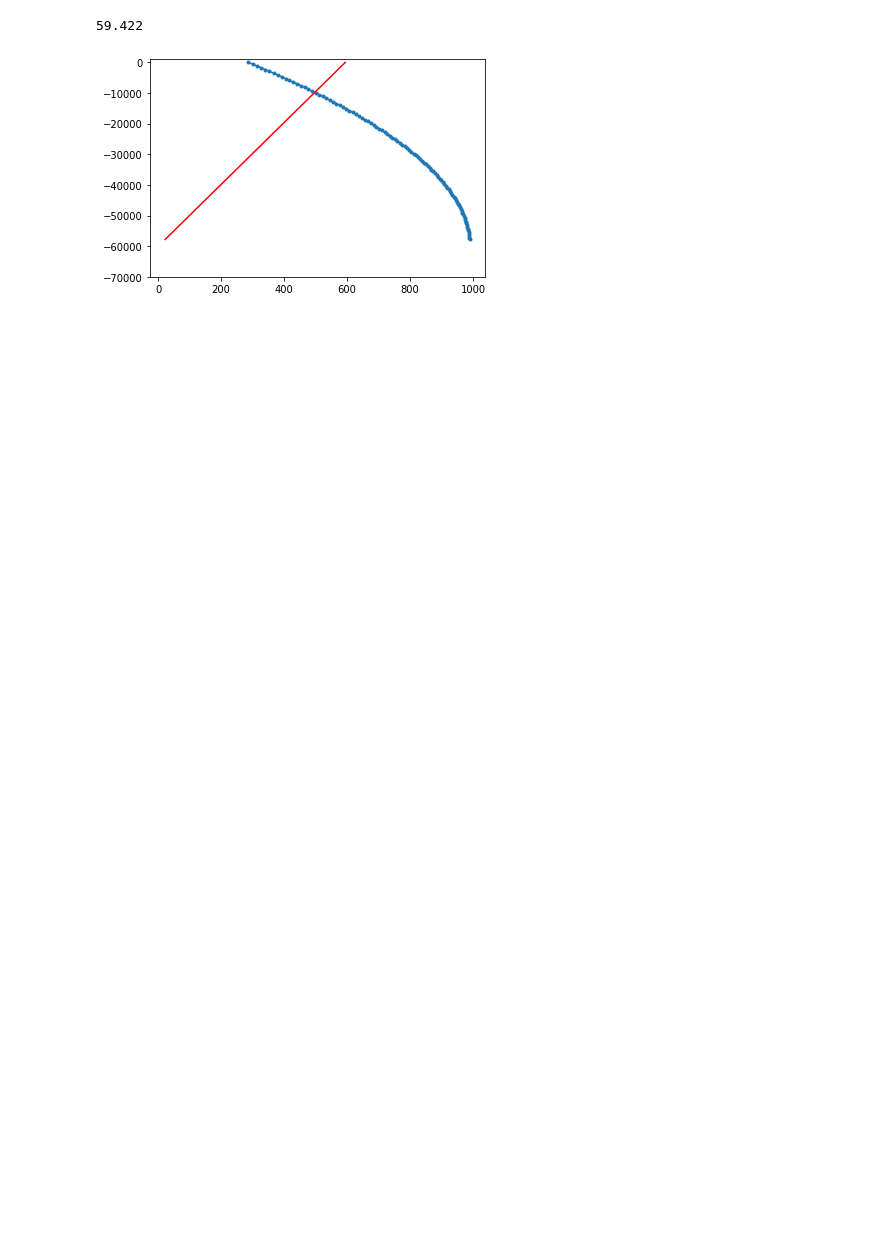
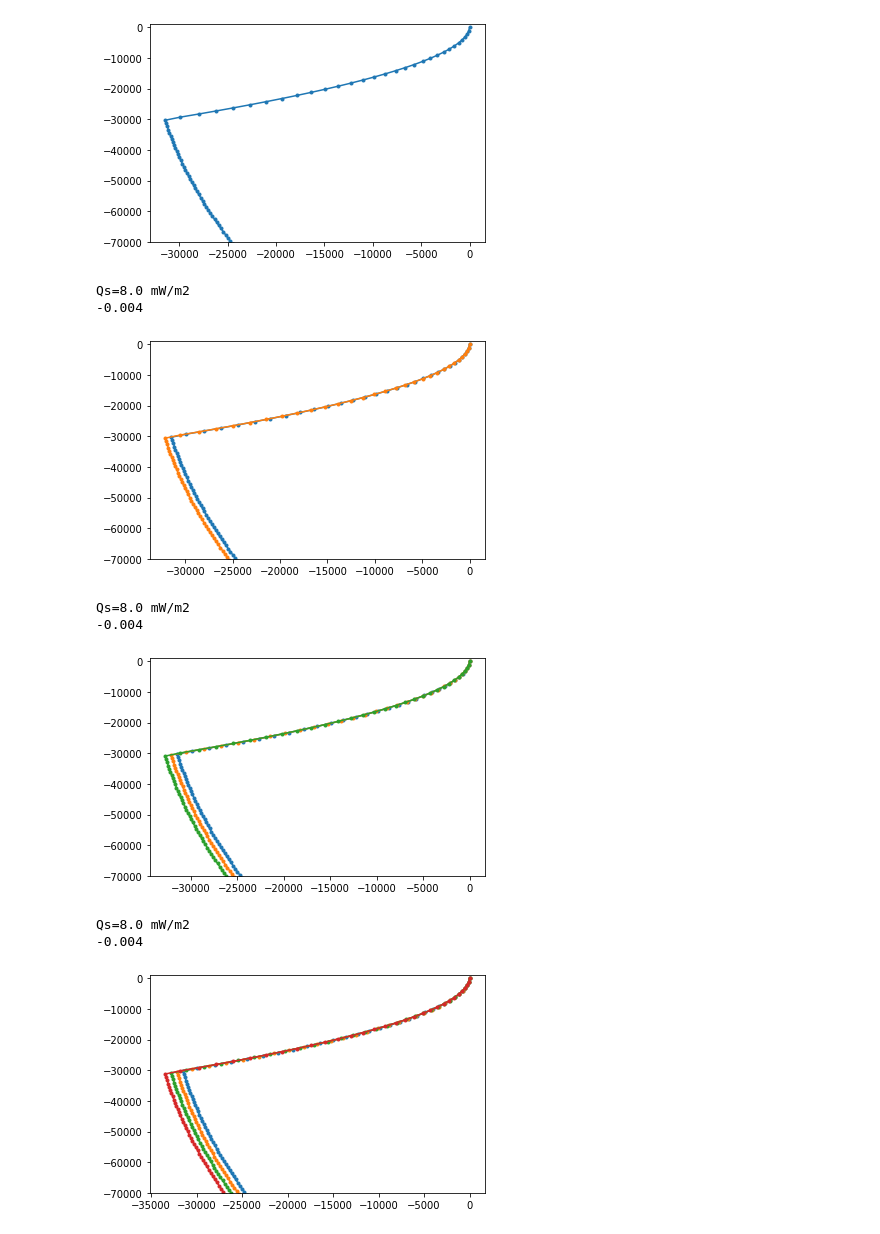
Before and after one commit to mitchellmcm27/tcg-ec, a Jupyter notebook: systems/ec/notebooks/geotherm.ipynb, the cells around one changed output. Drawn from its saved outputs; the diff is of its cells as text; code cells hidden in the pictures; blank space fills up the shorter version.

```diff
--- a/systems/ec/notebooks/geotherm.ipynb
+++ b/systems/ec/notebooks/geotherm.ipynb
@@ -1,54 +1,66 @@
 # %%
 from matplotlib.animation import FuncAnimation
 import numpy as np
 from matplotlib import pyplot as plt
 import sympy as sp
 from IPython.display import display, clear_output
 
 fig = plt.figure(facecolor="#ffffff")
 ax = fig.add_subplot(1, 1, 1)
 
-moho0 = 38.8e3
+moho0 = -30.e3
 
-TM = 1573. # K - mantle potential
-TS = 273.
-QM = 18.0e-3 # mW/m2 - heatflow into the base of the lithosphere
-QS = 60.e-3 #
-AM = 0.02e-6 # uW/m3 - mantle lith
-AC = 1.0e-6 # uW/m3 - crust
-KM = 2.51 # W/m/K
-KC = 2.51 # W/m/K
+Tm = 1300. # C - mantle potential
+Ts = 0.
+
+Qm = 10.0e-3 # W/m2 - heatflow into the base of the lithosphere
+Ac = 2.0e-6 # W/m3 - crust
+Am = 0.02e-6
+
+k = 2.5 # W/m/K
+
+L0 = -100.e3
 
 # T = Tt + (Qt/k)*z - (A/2k)*z*z
 
 for i in range(20):
-    z1 = moho0 + i*1e3
     z0 = 0.
-    Z = np.linspace(z0,z1,100) # km
-    dz = (z1-z0)/100. # negative since we are going bottom to top
+    zm = moho0 - moho0/L0*i*1e3
+    zL = L0 - i*1e3
+    Z = np.linspace(z0,zL,100) # km
+    Q = np.zeros(Z.shape)
     T = np.zeros(Z.shape)
-    Q = np.zeros(Z.shape)
 
-    for j in (range(len(Z))):
-        tt = TS if j==0 else T[j-1]
-        qt = QS if j==0 else Q[j-1]
-        z = Z[j]
-        a = AM if z > z1 else AC
-        k = KM if z > z1 else KC
-        Tb = tt + qt/k*(dz) - (a/2/k)*dz*dz
-        Qb = qt - a*dz
-        T[j] = Tb
-        Q[j] = Qb
+    for j,z in enumerate(Z):
 
-    print(Q[0]*1e3)
+        beta = Ts if j==0 else T[j-1]
 
-    ax.cla()
-    ax.plot(T,-Z,'.-')
+        alpha = A*(z-zL)/k - Qm/k
+
+        A = Ac if z>zm else Am
+
+        dTdz = -A/k*z + alpha
+        Q[j] = -k*dTdz
+        T[j] = -A/2/k*z**2 + alpha*z + beta
+
+
+    ax.plot(T,Z,'.-')
     ax.set_ylim([-70.e3,1.e3])
+    #ax.set_ylim([-70.e3,1.e3])
     #ax.set_xlim([273, 1600])
     display(fig)
-    clear_output(wait = True)
-    plt.pause(0.1)
+
+
+    print("Qs={:.1f} mW/m2".format(Q[0]*1e3))
+    print(alpha)
 # %% [output]
+[figure, new version]
-59.422
+Qs=8.0 mW/m2
+-0.004
-[figure, old version]
+[figure, added]
+Qs=8.0 mW/m2
+-0.004
+[figure, added]
+Qs=8.0 mW/m2
+-0.004
+[figure, added]
```
Also changed, not shown: parts of 1 cell of this notebook, 1 other file.
